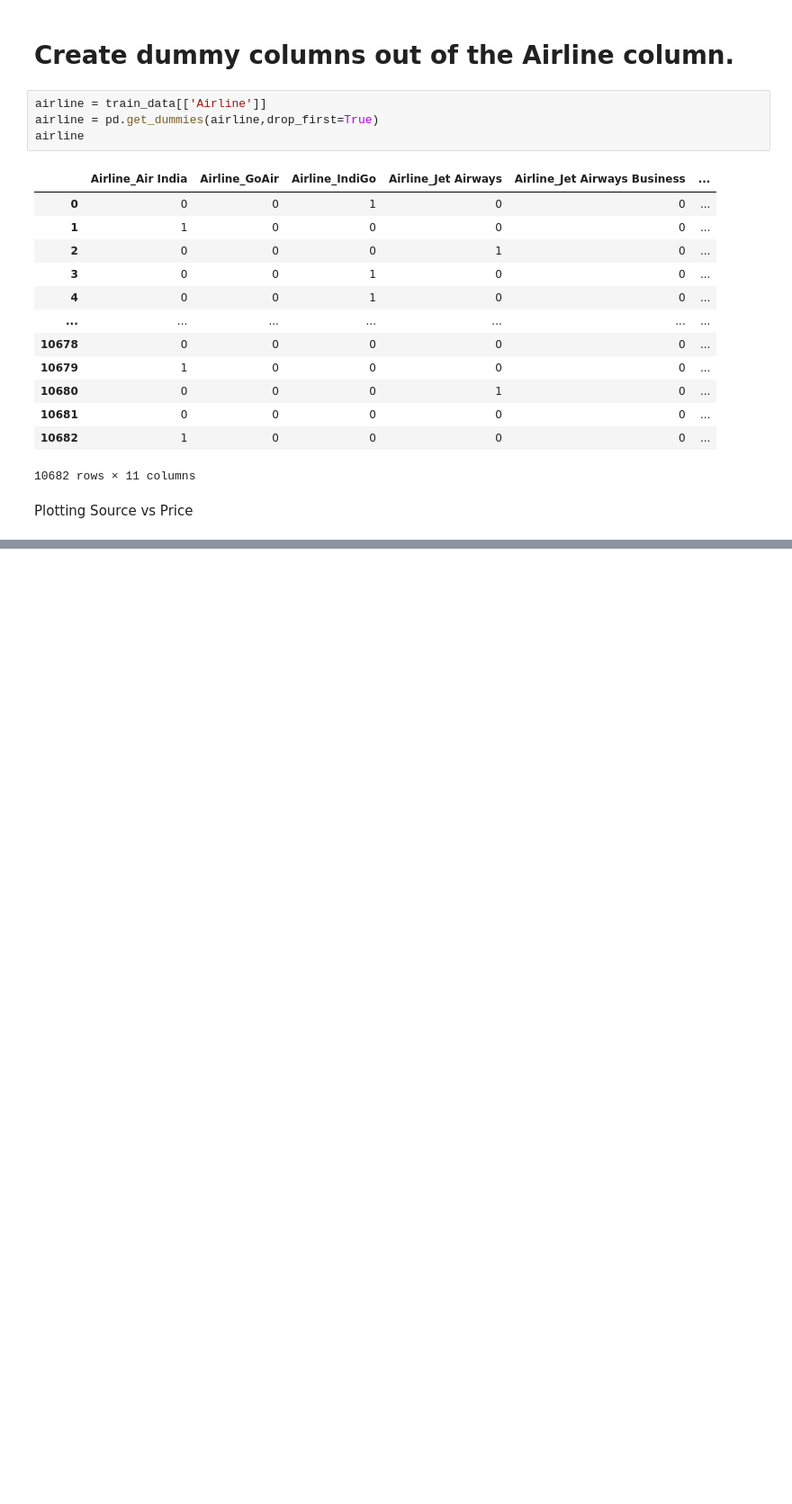
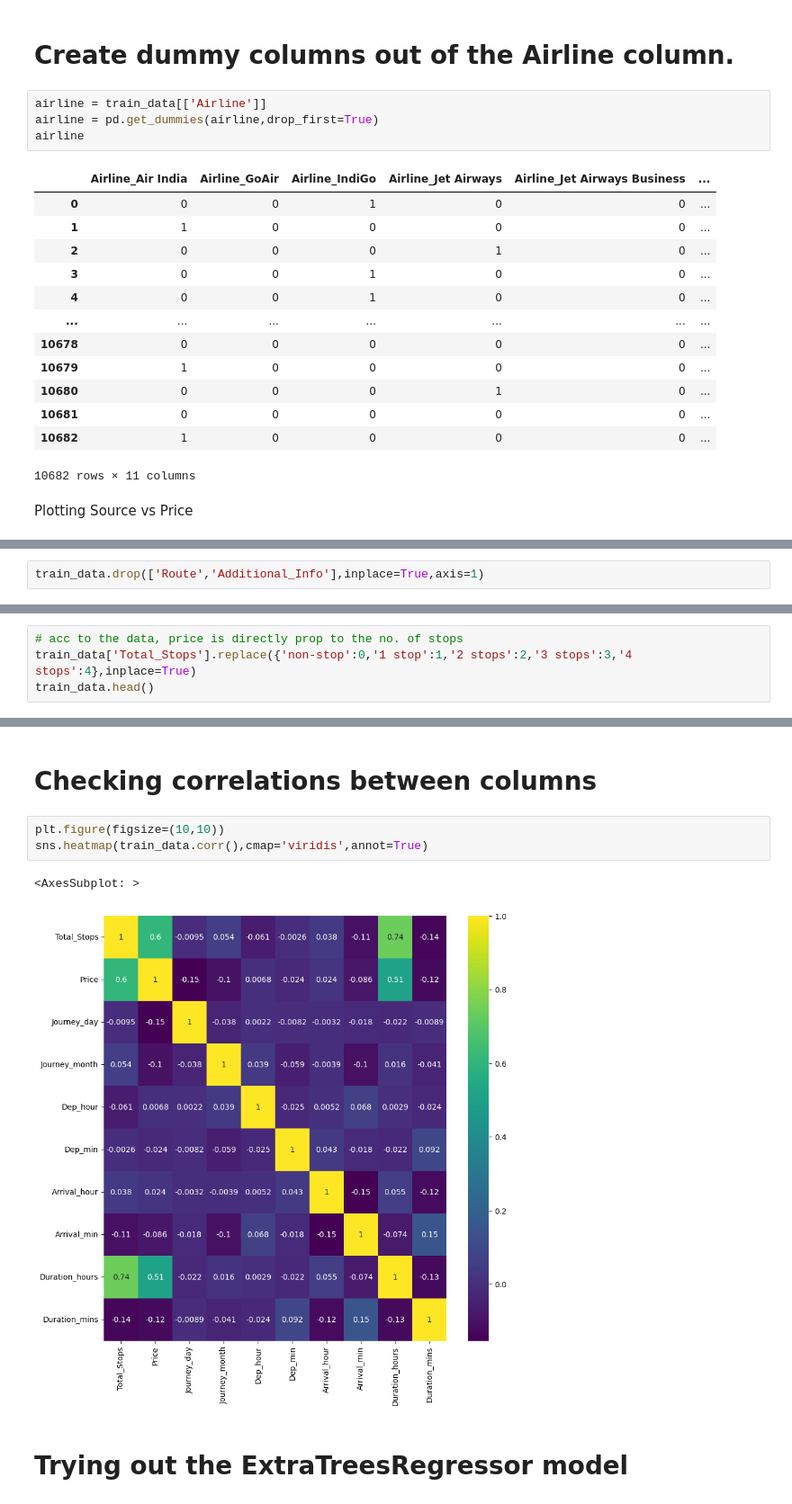
Before and after one commit to harytha6/Data-Pipelines, a Jupyter notebook: Flight-Price-Prediction/Flight-Price-Prediction.ipynb, the cells around one changed output, grey strips where cells are left out. Shown at 90% size. Drawn from its saved outputs; the diff is of its cells as text; blank space fills up the shorter version.

```diff
--- a/Flight-Price-Prediction/Flight-Price-Prediction.ipynb
+++ b/Flight-Price-Prediction/Flight-Price-Prediction.ipynb
@@ -180,0 +239,2 @@ Plotting Source vs Price
+# %%
+train_data.drop(['Route','Additional_Info'],inplace=True,axis=1)
@@ -180,0 +252,4 @@ Plotting Source vs Price
+# %%
+# acc to the data, price is directly prop to the no. of stops
+train_data['Total_Stops'].replace({'non-stop':0,'1 stop':1,'2 stops':2,'3 stops':3,'4 stops':4},inplace=True)
+train_data.head()
@@ -180,0 +317,10 @@ Plotting Source vs Price
+# %% [markdown]
+# Checking correlations between columns
+# %%
+plt.figure(figsize=(10,10))
+sns.heatmap(train_data.corr(),cmap='viridis',annot=True)
+# %% [output]
+<AxesSubplot: >
+[figure, added]
+# %% [markdown]
+# Trying out the ExtraTreesRegressor model
```
Also changed, not shown: parts of 47 cells of this notebook.
